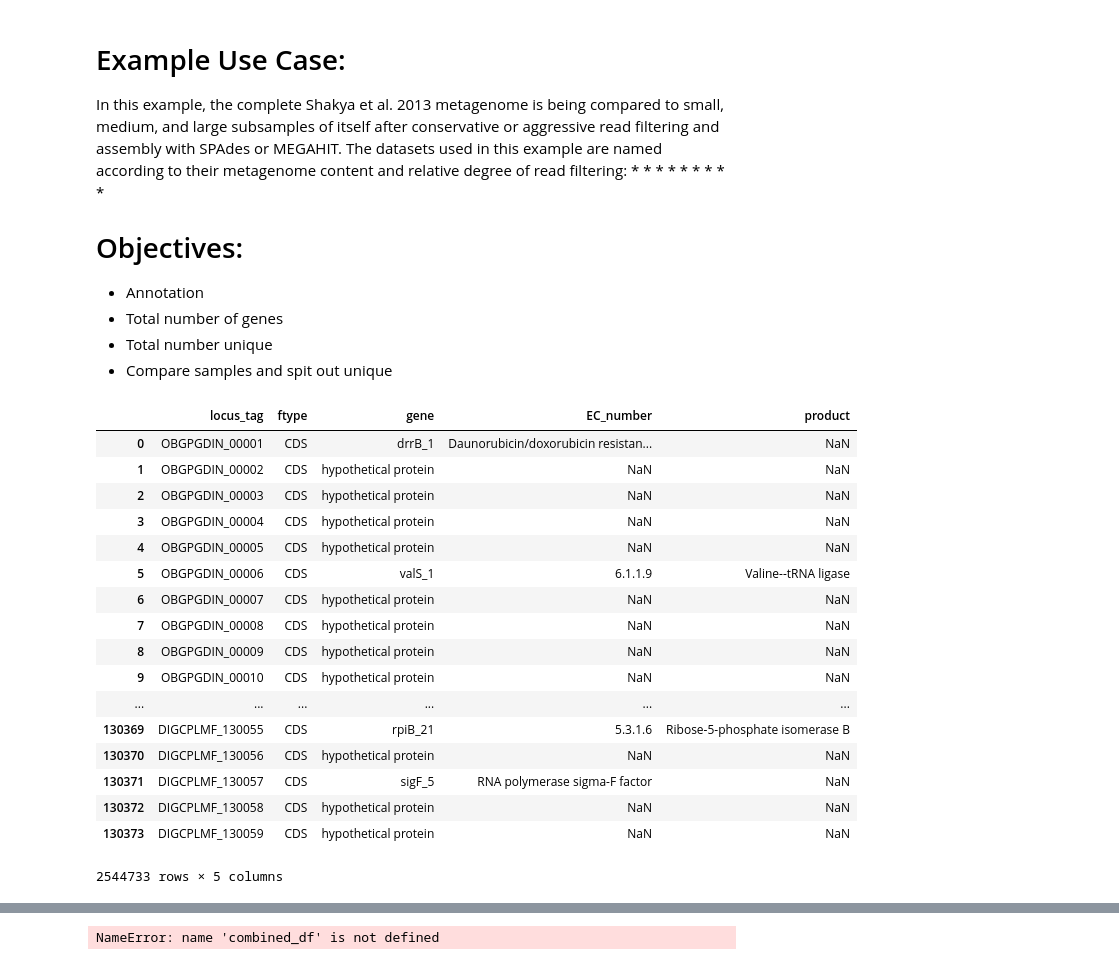
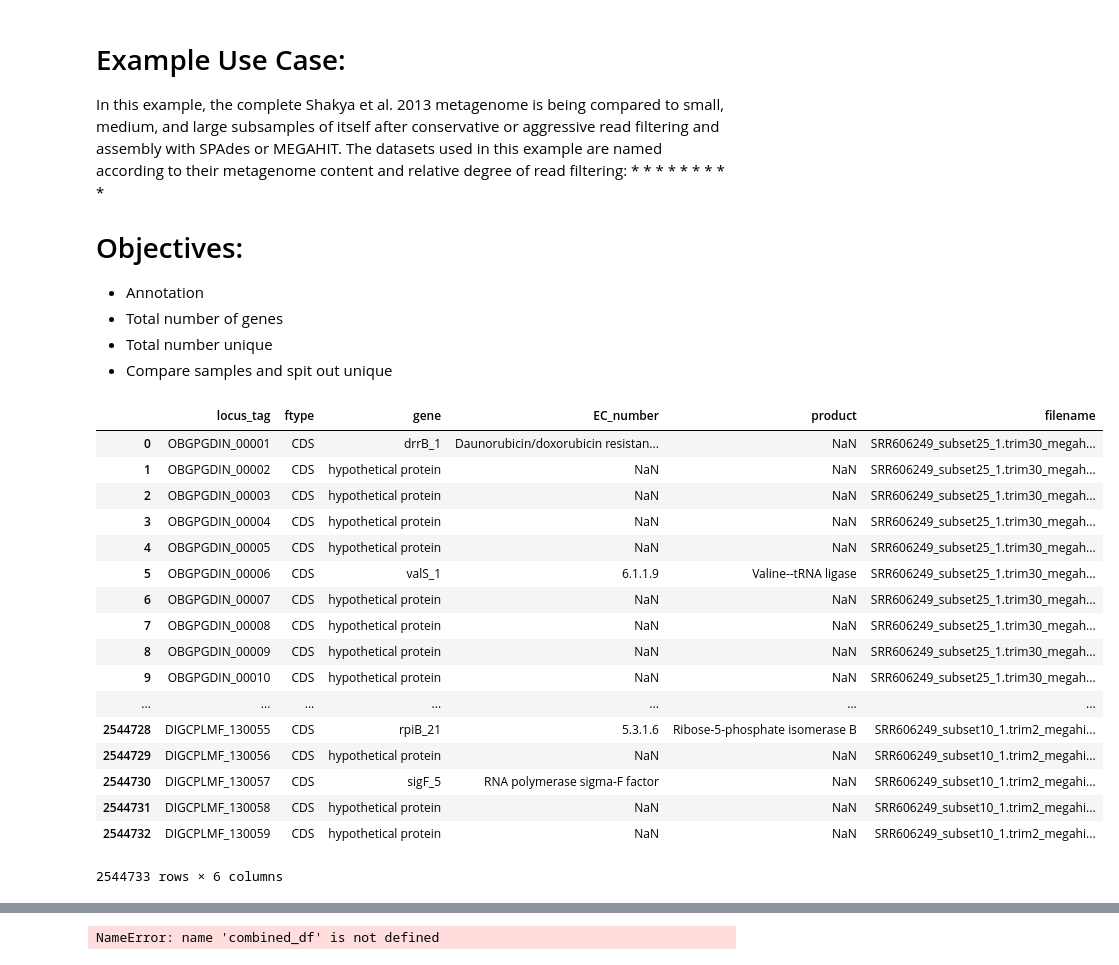
Before and after one commit to dahak-metagenomics/dahak, a Jupyter notebook: workflows/functional_inference/prokka_annotation_megahit/functional_inference_example.ipynb, the cells around one changed output, grey strips where cells are left out. Cells and saved outputs as stored; diff of their text form; code cells hidden in the pictures.

```diff
--- a/workflows/functional_inference/prokka_annotation_megahit/functional_inference_example.ipynb
+++ b/workflows/functional_inference/prokka_annotation_megahit/functional_inference_example.ipynb
@@ -43,36 +43,30 @@ import glob
 # %%
 def concat_files(filenames):
     x = glob.glob(filenames)
     list_of_dfs = [pd.read_table(filename) for filename in x]
     for dataframe, filename in zip(list_of_dfs, x):
         dataframe['filename'] = filename
     combined_df = pd.concat(list_of_dfs, ignore_index=True)
     return combined_df
-concat_files("")
+concat_files("*tsv")
+# %% [output]
+|  | locus_tag | ftype | gene | EC_number | product | filename |
+| 0 | OBGPGDIN_00001 | CDS | drrB_1 | Daunorubicin/doxorubicin resistan... | NaN | SRR606249_subset25_1.trim30_megah... |
+| 1 | OBGPGDIN_00002 | CDS | hypothetical protein | NaN | NaN | SRR606249_subset25_1.trim30_megah... |
+| 2 | OBGPGDIN_00003 | CDS | hypothetical protein | NaN | NaN | SRR606249_subset25_1.trim30_megah... |
+| 3 | OBGPGDIN_00004 | CDS | hypothetical protein | NaN | NaN | SRR606249_subset25_1.trim30_megah... |
+| 4 | OBGPGDIN_00005 | CDS | hypothetical protein | NaN | NaN | SRR606249_subset25_1.trim30_megah... |
+| 5 | OBGPGDIN_00006 | CDS | valS_1 | 6.1.1.9 | Valine--tRNA ligase | SRR606249_subset25_1.trim30_megah... |
+| 6 | OBGPGDIN_00007 | CDS | hypothetical protein | NaN | NaN | SRR606249_subset25_1.trim30_megah... |
+| 7 | OBGPGDIN_00008 | CDS | hypothetical protein | NaN | NaN | SRR606249_subset25_1.trim30_megah... |
+| 8 | OBGPGDIN_00009 | CDS | hypothetical protein | NaN | NaN | SRR606249_subset25_1.trim30_megah... |
+| 9 | OBGPGDIN_00010 | CDS | hypothetical protein | NaN | NaN | SRR606249_subset25_1.trim30_megah... |
+| ... | ... | ... | ... | ... | ... | ... |
+| 2544728 | DIGCPLMF_130055 | CDS | rpiB_21 | 5.3.1.6 | Ribose-5-phosphate isomerase B | SRR606249_subset10_1.trim2_megahi... |
+| 2544729 | DIGCPLMF_130056 | CDS | hypothetical protein | NaN | NaN | SRR606249_subset10_1.trim2_megahi... |
+| 2544730 | DIGCPLMF_130057 | CDS | sigF_5 | RNA polymerase sigma-F factor | NaN | SRR606249_subset10_1.trim2_megahi... |
+| 2544731 | DIGCPLMF_130058 | CDS | hypothetical protein | NaN | NaN | SRR606249_subset10_1.trim2_megahi... |
+| 2544732 | DIGCPLMF_130059 | CDS | hypothetical protein | NaN | NaN | SRR606249_subset10_1.trim2_megahi... |
+2544733 rows × 6 columns
-# %%
-import glob
-import pandas as pd
-def concat_files(filenames):
-    df = pd.concat([pd.read_table(f) for f in glob.glob(filenames)])
-    return df
-# %% [output]
-|  | locus_tag | ftype | gene | EC_number | product |
-| 0 | OBGPGDIN_00001 | CDS | drrB_1 | Daunorubicin/doxorubicin resistan... | NaN |
-| 1 | OBGPGDIN_00002 | CDS | hypothetical protein | NaN | NaN |
-| 2 | OBGPGDIN_00003 | CDS | hypothetical protein | NaN | NaN |
-| 3 | OBGPGDIN_00004 | CDS | hypothetical protein | NaN | NaN |
-| 4 | OBGPGDIN_00005 | CDS | hypothetical protein | NaN | NaN |
-| 5 | OBGPGDIN_00006 | CDS | valS_1 | 6.1.1.9 | Valine--tRNA ligase |
-| 6 | OBGPGDIN_00007 | CDS | hypothetical protein | NaN | NaN |
-| 7 | OBGPGDIN_00008 | CDS | hypothetical protein | NaN | NaN |
-| 8 | OBGPGDIN_00009 | CDS | hypothetical protein | NaN | NaN |
-| 9 | OBGPGDIN_00010 | CDS | hypothetical protein | NaN | NaN |
-| ... | ... | ... | ... | ... | ... |
-| 130369 | DIGCPLMF_130055 | CDS | rpiB_21 | 5.3.1.6 | Ribose-5-phosphate isomerase B |
-| 130370 | DIGCPLMF_130056 | CDS | hypothetical protein | NaN | NaN |
-| 130371 | DIGCPLMF_130057 | CDS | sigF_5 | RNA polymerase sigma-F factor | NaN |
-| 130372 | DIGCPLMF_130058 | CDS | hypothetical protein | NaN | NaN |
-| 130373 | DIGCPLMF_130059 | CDS | hypothetical protein | NaN | NaN |
-2544733 rows × 5 columns
 # %%
 # %% [output]
```
Also changed, not shown: parts of 2 cells of this notebook.
